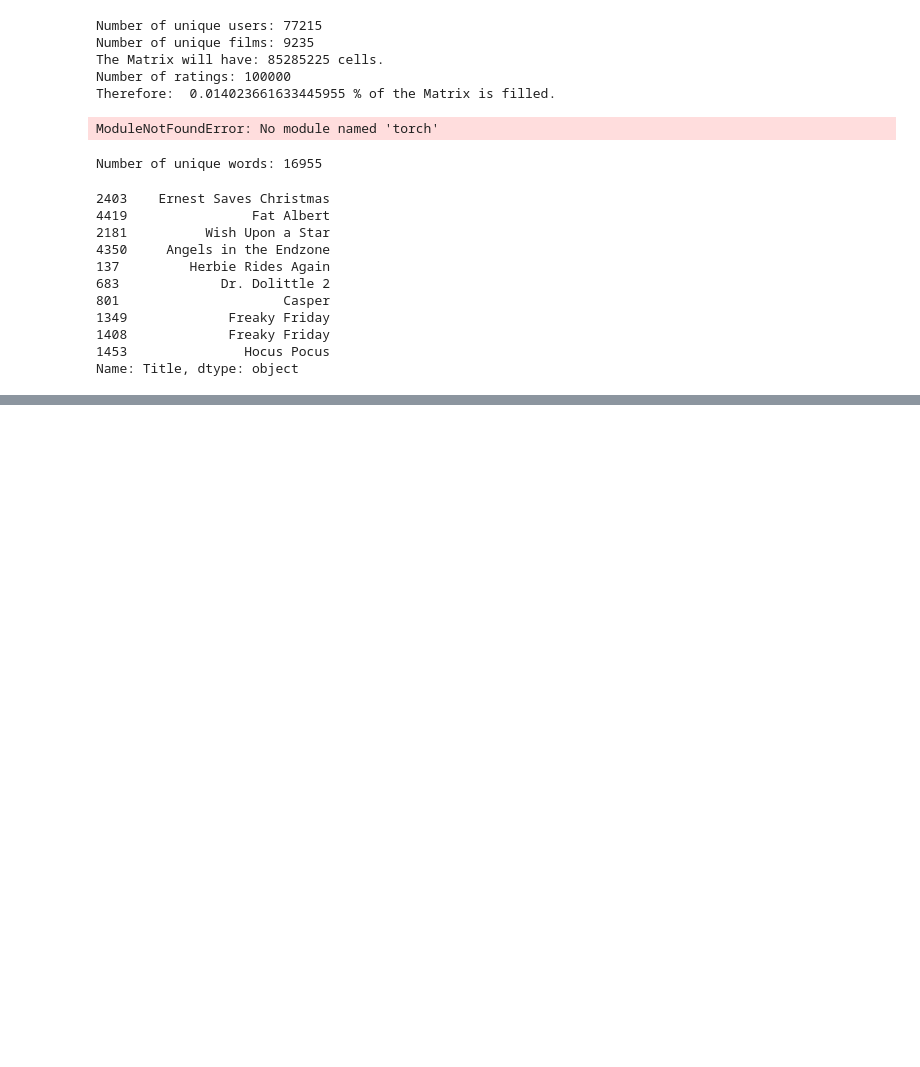
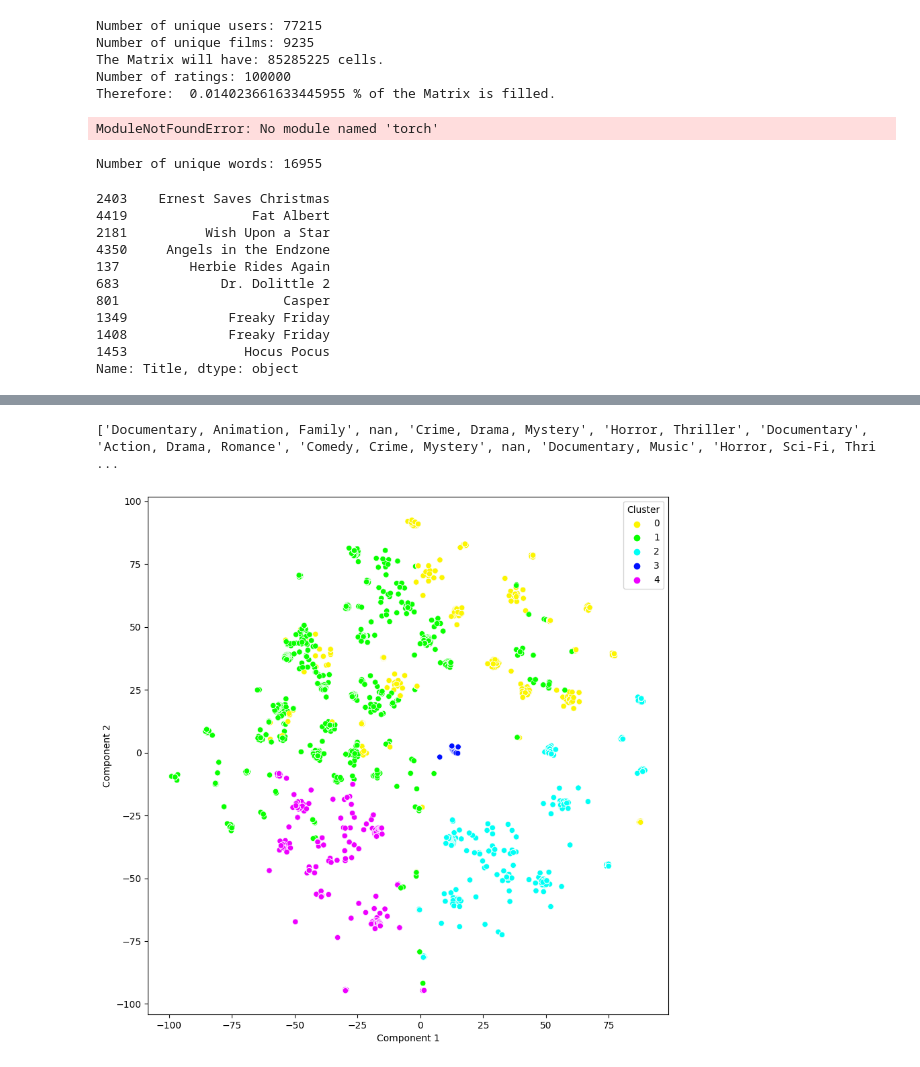
Before and after one commit to DavidBlavid/netflix_recommendation, a Jupyter notebook: Source/JulianNotebook.ipynb, the cells around one changed output, grey strips where cells are left out. Drawn from its saved outputs; the diff is of its cells as text; code cells hidden in the pictures; blank space fills up the shorter version.

Commit message:
Update JulianNotebook.ipynb
Added Genre Clustering, Genre Cosine Similarity Check
Fixed sim_score problem

```diff
--- a/Source/JulianNotebook.ipynb
+++ b/Source/JulianNotebook.ipynb
@@ -468 +526,57 @@ Schauspieler: Andere Schauspieler/Regisseur/Genre (Score: 0.03831555662737425)
 ------
+# %%
+import pandas as pd
+
+# CSV-Datei einlesen
+df = pd.read_csv(r"C:\\Users\\julia\\OneDrive\\Desktop\\netflix_recommendation\\Source\\data\\movie_data.csv", sep='|')
+
+
+
+# Alle Einträge als Liste ausgeben
+einträge_liste = df['Genre'].tolist()
+
+# Ausgabe der Einträge
+print(einträge_liste)
+# %% [output]
+['Documentary, Animation, Family', nan, 'Crime, Drama, Mystery', 'Horror, Thriller', 'Documentary', 'Action, Drama, Romance', 'Comedy, Crime, Mystery', nan, 'Documentary, Music', 'Horror, Sci-Fi, Thri ...
+# %%
+from sklearn.feature_extraction.text import CountVectorizer
+from sklearn.cluster import KMeans
+
+# Create a count vectorizer object
+vectorizer = CountVectorizer(tokenizer=lambda x: x.split(','))
+
+df['Genre'] = df['Genre'].fillna('')
+
+
+# Fit and transform the genres to a 2-D matrix
+genre_matrix = vectorizer.fit_transform(df['Genre'])
+
+# Perform K-Means clustering
+kmeans = KMeans(n_clusters=5)
+kmeans.fit(genre_matrix)
+
+# Add the cluster labels to the dataframe
+df['Genre Cluster'] = kmeans.labels_
+
+from sklearn.manifold import TSNE
+
+# Use t-SNE to reduce dimensionality
+tsne = TSNE(n_components=2, random_state=42)
+genre_tsne = tsne.fit_transform(genre_matrix.toarray())
+
+import matplotlib.pyplot as plt
+import seaborn as sns
+
+# Convert t-SNE results to a dataframe
+tsne_df = pd.DataFrame(data = genre_tsne, columns = ['Component 1', 'Component 2'])
+
+# Add the cluster labels
+tsne_df['Cluster'] = kmeans.labels_
+
+# Visualize the clusters
+plt.figure(figsize=(10,10))
+sns.scatterplot(x="Component 1", y="Component 2", hue="Cluster", palette=sns.color_palette("hsv", 5), data=tsne_df)
+plt.show()
+# %% [output]
+[figure, added]
```
Also changed, not shown: parts of 5 cells of this notebook.
